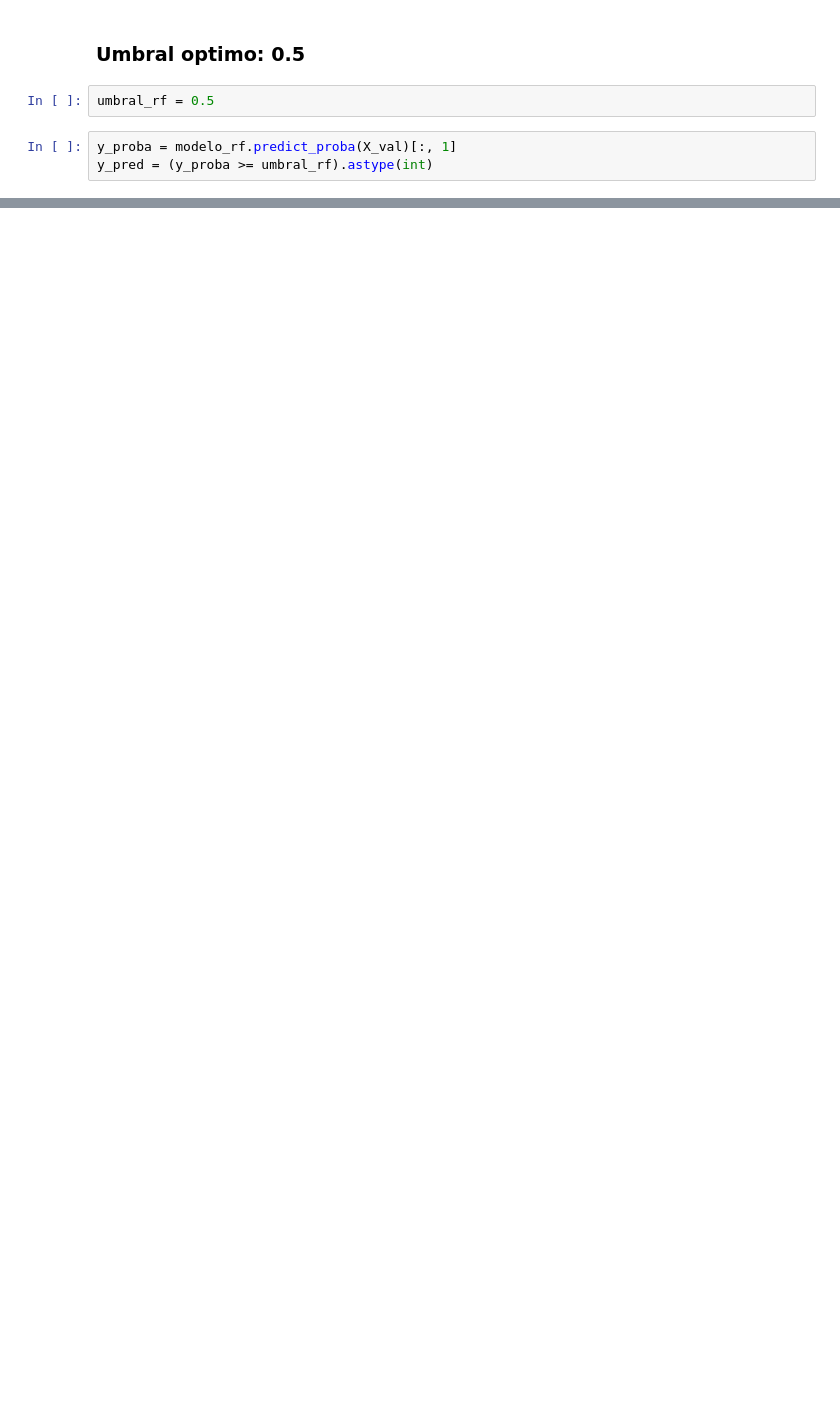
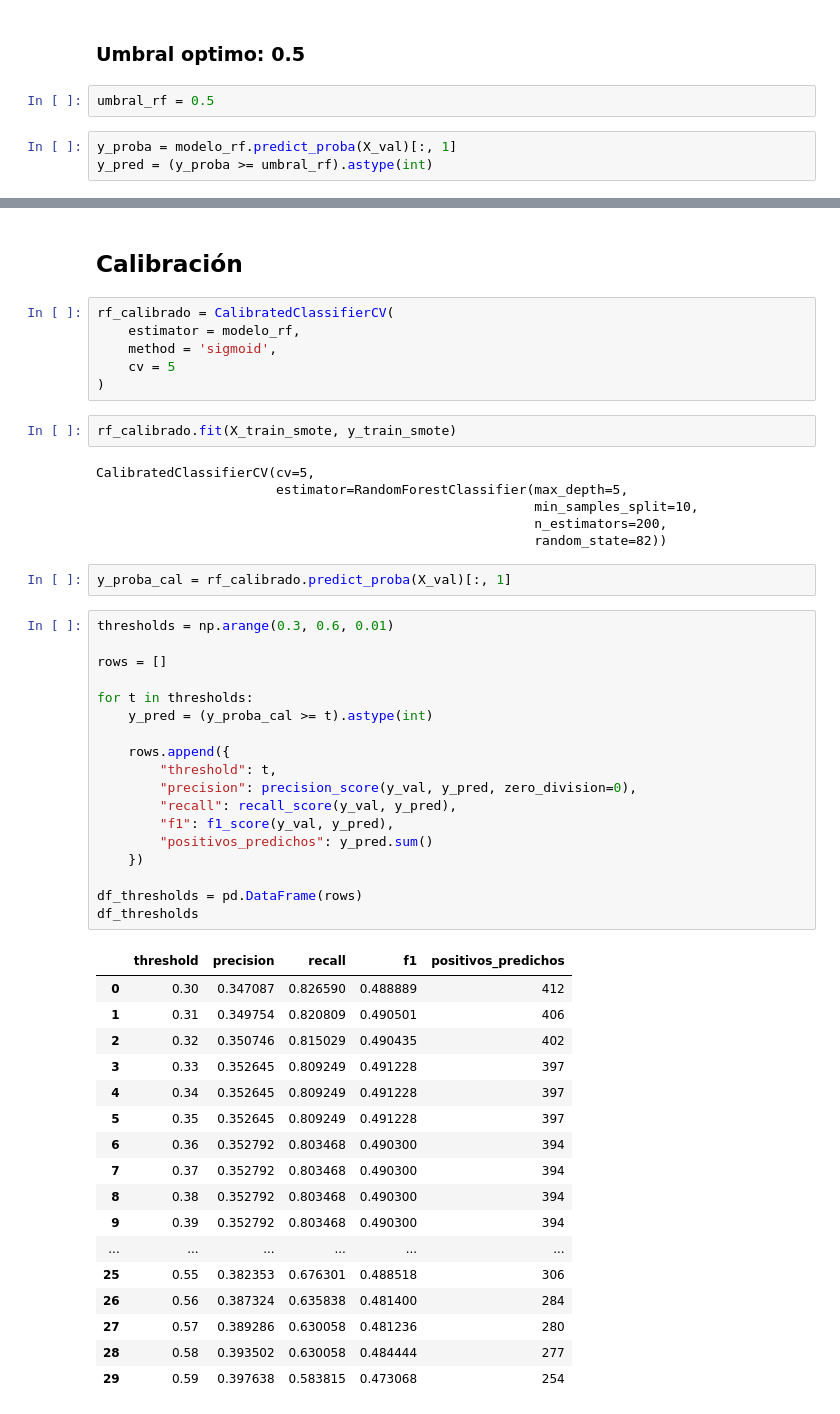
Before and after one commit to GuilleLondero/churn_insight_hackathon, a Jupyter notebook: data_science/notebooks/optimizacion_modelos.ipynb, the cells around one changed output, grey strips where cells are left out. Drawn from its saved outputs; the diff is of its cells as text; blank space fills up the shorter version.

Commit message:
Calibración, Modelo RF

```diff
--- a/data_science/notebooks/optimizacion_modelos.ipynb
+++ b/data_science/notebooks/optimizacion_modelos.ipynb
@@ -1686,0 +1699,54 @@ print(calcularMetricas(y_val, y_pred))
+# %% [markdown]
+## Calibración
+# %%
+rf_calibrado = CalibratedClassifierCV(
+    estimator = modelo_rf,
+    method = 'sigmoid',
+    cv = 5
+)
+# %%
+rf_calibrado.fit(X_train_smote, y_train_smote)
+# %% [output]
+CalibratedClassifierCV(cv=5,
+                       estimator=RandomForestClassifier(max_depth=5,
+                                                        min_samples_split=10,
+                                                        n_estimators=200,
+                                                        random_state=82))
+# %%
+y_proba_cal = rf_calibrado.predict_proba(X_val)[:, 1]
+# %%
+thresholds = np.arange(0.3, 0.6, 0.01)
+
+rows = []
+
+for t in thresholds:
+    y_pred = (y_proba_cal >= t).astype(int)
+
+    rows.append({
+        "threshold": t,
+        "precision": precision_score(y_val, y_pred, zero_division=0),
+        "recall": recall_score(y_val, y_pred),
+        "f1": f1_score(y_val, y_pred),
+        "positivos_predichos": y_pred.sum()
+    })
+
+df_thresholds = pd.DataFrame(rows)
+df_thresholds
+# %% [output]
+|  | threshold | precision | recall | f1 | positivos_predichos |
+| 0 | 0.30 | 0.347087 | 0.826590 | 0.488889 | 412 |
+| 1 | 0.31 | 0.349754 | 0.820809 | 0.490501 | 406 |
+| 2 | 0.32 | 0.350746 | 0.815029 | 0.490435 | 402 |
+| 3 | 0.33 | 0.352645 | 0.809249 | 0.491228 | 397 |
+| 4 | 0.34 | 0.352645 | 0.809249 | 0.491228 | 397 |
+| 5 | 0.35 | 0.352645 | 0.809249 | 0.491228 | 397 |
+| 6 | 0.36 | 0.352792 | 0.803468 | 0.490300 | 394 |
+| 7 | 0.37 | 0.352792 | 0.803468 | 0.490300 | 394 |
+| 8 | 0.38 | 0.352792 | 0.803468 | 0.490300 | 394 |
+| 9 | 0.39 | 0.352792 | 0.803468 | 0.490300 | 394 |
+| ... | ... | ... | ... | ... | ... |
+| 25 | 0.55 | 0.382353 | 0.676301 | 0.488518 | 306 |
+| 26 | 0.56 | 0.387324 | 0.635838 | 0.481400 | 284 |
+| 27 | 0.57 | 0.389286 | 0.630058 | 0.481236 | 280 |
+| 28 | 0.58 | 0.393502 | 0.630058 | 0.484444 | 277 |
+| 29 | 0.59 | 0.397638 | 0.583815 | 0.473068 | 254 |
```
Also changed, not shown: parts of 12 cells of this notebook.
